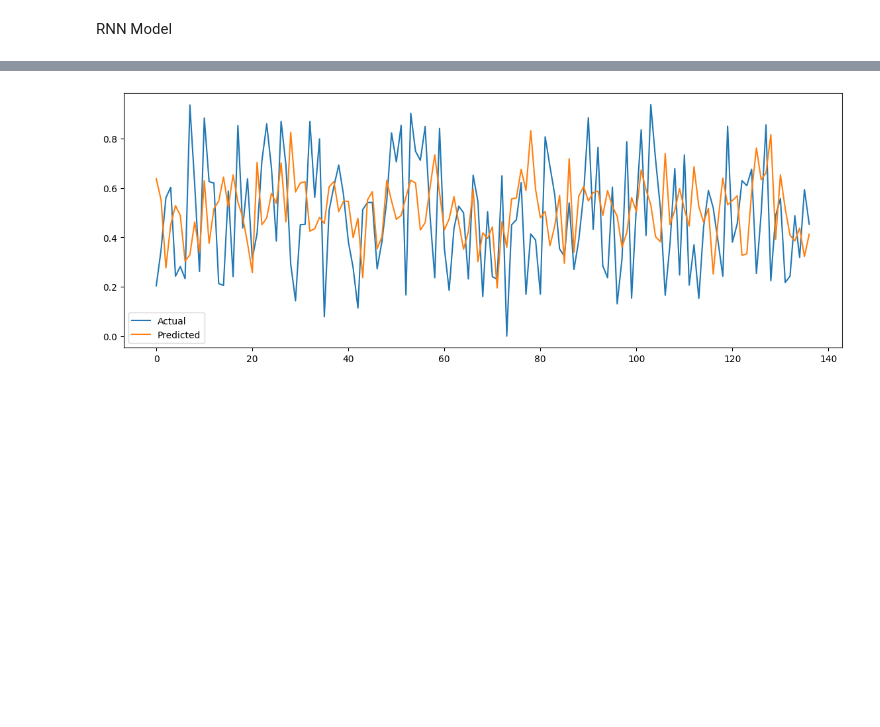
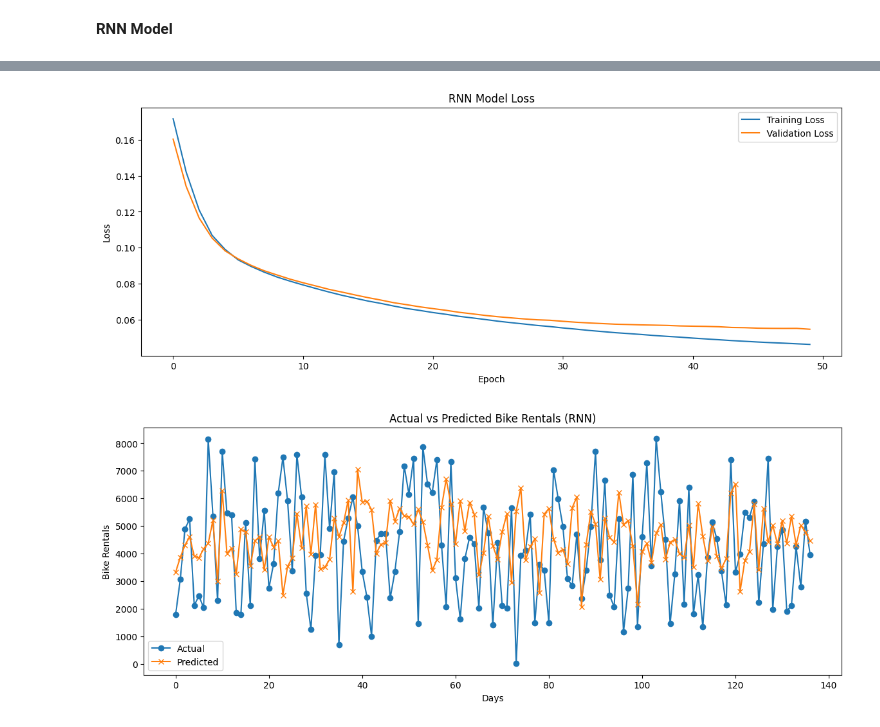
Before and after one commit to wk-chen8/BikeRentalPrediction_RNN_LSTM_GRU, a Jupyter notebook: Bike_Rental_prediction_RNN_LSTM_GRU.ipynb, the cells around one changed output, grey strips where cells are left out. Cells and saved outputs as stored; diff of their text form; code cells hidden in the pictures; blank space fills up the shorter version.

```diff
--- a/Bike_Rental_prediction_RNN_LSTM_GRU.ipynb
+++ b/Bike_Rental_prediction_RNN_LSTM_GRU.ipynb
@@ -1,15 +1,12 @@
-# %% [markdown]
-RNN Model
+# %% [markdown]
+**RNN Model**
 # %%
-# Upload the CSV file from your local machine
-from google.colab import files
-uploaded = files.upload()
+# Mount Google Drive
+from google.colab import drive
+drive.mount('/content/drive')
 
-# Assuming the file is named 'day.csv'
-data = pd.read_csv('day.csv')
-
+import numpy as np
 import pandas as pd
-import numpy as np
 import matplotlib.pyplot as plt
 from sklearn.model_selection import train_test_split
 from sklearn.preprocessing import MinMaxScaler
@@ -17,23 +14,30 @@ import tensorflow as tf
 from tensorflow.keras.models import Sequential
 from tensorflow.keras.layers import Dense, SimpleRNN
 from tensorflow.keras.optimizers import Adam
+from sklearn.metrics import mean_squared_error, mean_absolute_error, r2_score
 
-# Load the dataset
-data = pd.read_csv('day.csv')
+# Load the dataset from Google Drive
+file_path = '/content/drive/My Drive/Colab Notebooks/day.csv'
+data = pd.read_csv(file_path)
 
 # Select all relevant features to include in the model
 features = ['season', 'yr', 'mnth', 'holiday', 'weekday', 'workingday', 'weathersit', 'temp', 'atemp', 'hum', 'windspeed', 'cnt']
 
 # Separate the already normalized features
 normalized_features = ['temp', 'atemp', 'hum', 'windspeed']
-non_normalized_features = ['season', 'yr', 'mnth', 'holiday', 'weekday', 'workingday', 'weathersit', 'cnt']
+non_normalized_features = ['season', 'yr', 'mnth', 'holiday', 'weekday', 'workingday', 'weathersit']
+target_feature = ['cnt']
 
 # Scale the non-normalized features
-scaler = MinMaxScaler()
-data[non_normalized_features] = scaler.fit_transform(data[non_normalized_features])
+scaler_features = MinMaxScaler()
+data[non_normalized_features] = scaler_features.fit_transform(data[non_normalized_features])
+
+# Scale the target variable separately
+scaler_target = MinMaxScaler()
+data[target_feature] = scaler_target.fit_transform(data[target_feature])
 
 # Split the data into training, validation, and testing sets
-train_data, test_data = train_test_split(data[features], test_size=0.2, random_state=42)
+train_data, test_data = train_test_split(data[features + target_feature], test_size=0.2, random_state=42)
 train_data, val_data = train_test_split(train_data, test_size=0.2, random_state=42)
 
 # Function to create sequences
@@ -54,24 +58,46 @@ rnn_model = Sequential()
 rnn_model.add(SimpleRNN(units=50, activation='relu', input_shape=(time_steps, X_train.shape[2])))
 rnn_model.add(Dense(1))
 
-# Compile the model with a custom learning rate
-custom_learning_rate =  0.0001  # Specify your desired learning rate here
+# Compile the model with Adam optimizer
+custom_learning_rate = 0.0001  # Specify your desired learning rate here
 optimizer = Adam(learning_rate=custom_learning_rate)
 
 rnn_model.compile(optimizer=optimizer, loss='mean_squared_error')
 
-# Train the RNN model
+# Train the RNN model and capture the history
 rnn_history = rnn_model.fit(X_train, y_train, epochs=50, batch_size=32, validation_data=(X_val, y_val))
 
 # Evaluate the RNN model
 rnn_predictions = rnn_model.predict(X_test)
-rnn_mse = np.mean((rnn_predictions - y_test) ** 2)
+rnn_mse = mean_squared_error(y_test, rnn_predictions)
+rnn_mae = mean_absolute_error(y_test, rnn_predictions)
+# rnn_r2 = r2_score(y_test, rnn_predictions)
+
 print(f'RNN Mean Squared Error: {rnn_mse}')
+print(f'RNN Mean Absolute Error: {rnn_mae}')
+# print(f'RNN R-squared: {rnn_r2}')
 
-# Visualize the results
+# Inverse transform the scaled predictions and actual values to original scale
+y_test_original = scaler_target.inverse_transform(y_test.reshape(-1, 1))
+rnn_predictions_original = scaler_target.inverse_transform(rnn_predictions)
+
+# Plot training & validation loss values
 plt.figure(figsize=(14, 5))
-plt.plot(y_test, label='Actual')
-plt.plot(rnn_predictions, label='Predicted')
+plt.plot(rnn_history.history['loss'], label='Training Loss')
+plt.plot(rnn_history.history['val_loss'], label='Validation Loss')
+plt.title('RNN Model Loss')
+plt.xlabel('Epoch')
+plt.ylabel('Loss')
 plt.legend()
 plt.show()
+
+# Visualize the results with original values
+plt.figure(figsize=(14, 5))
+plt.plot(y_test_original, label='Actual', linestyle='-', marker='o')
+plt.plot(rnn_predictions_original, label='Predicted', linestyle='-', marker='x')
+plt.title('Actual vs Predicted Bike Rentals (RNN)')
+plt.xlabel('Days')
+plt.ylabel('Bike Rentals')
+plt.legend()
+plt.show()
 # %% [output]
@@ -96 +121,2 @@ RNN Mean Squared Error: 0.06702192930218212
-[figure, old version]
+[figure, new version]
+[figure, added]
```
Also changed, not shown: parts of 5 cells of this notebook.
